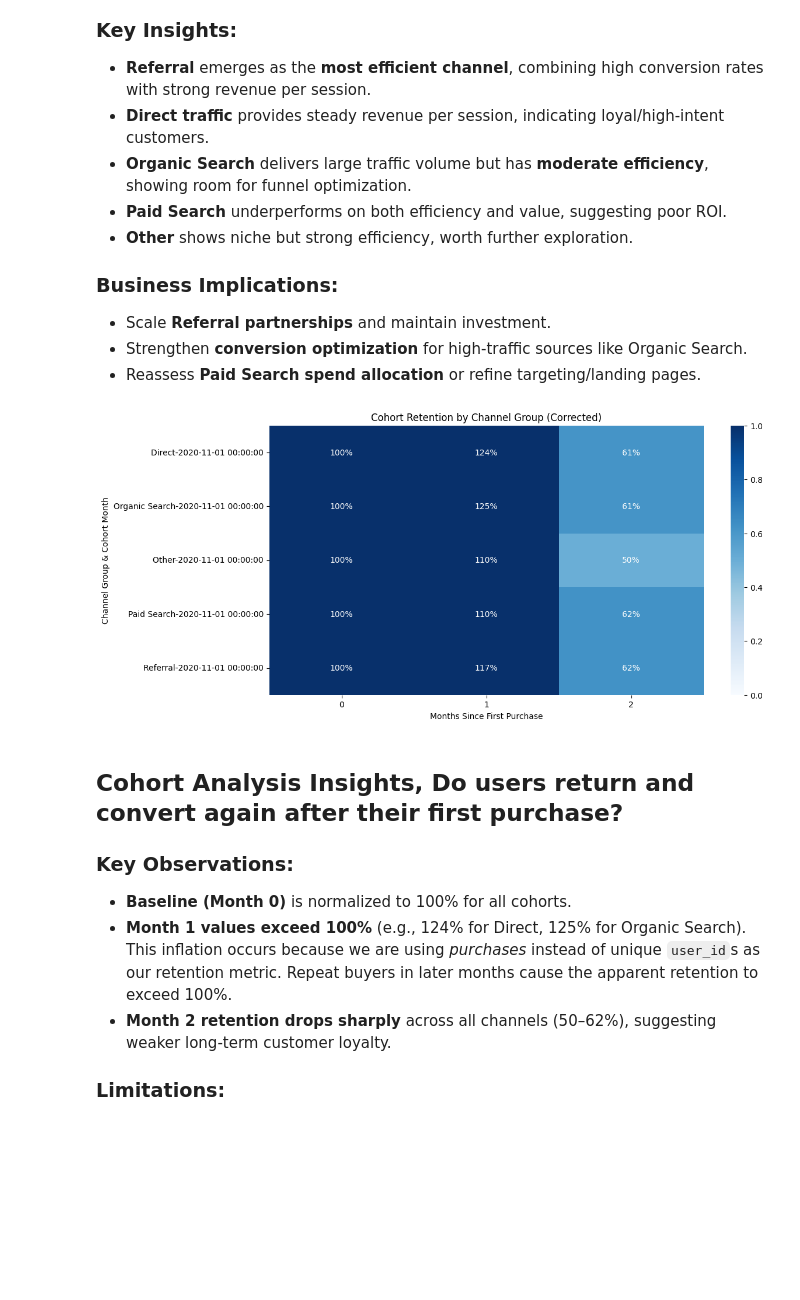
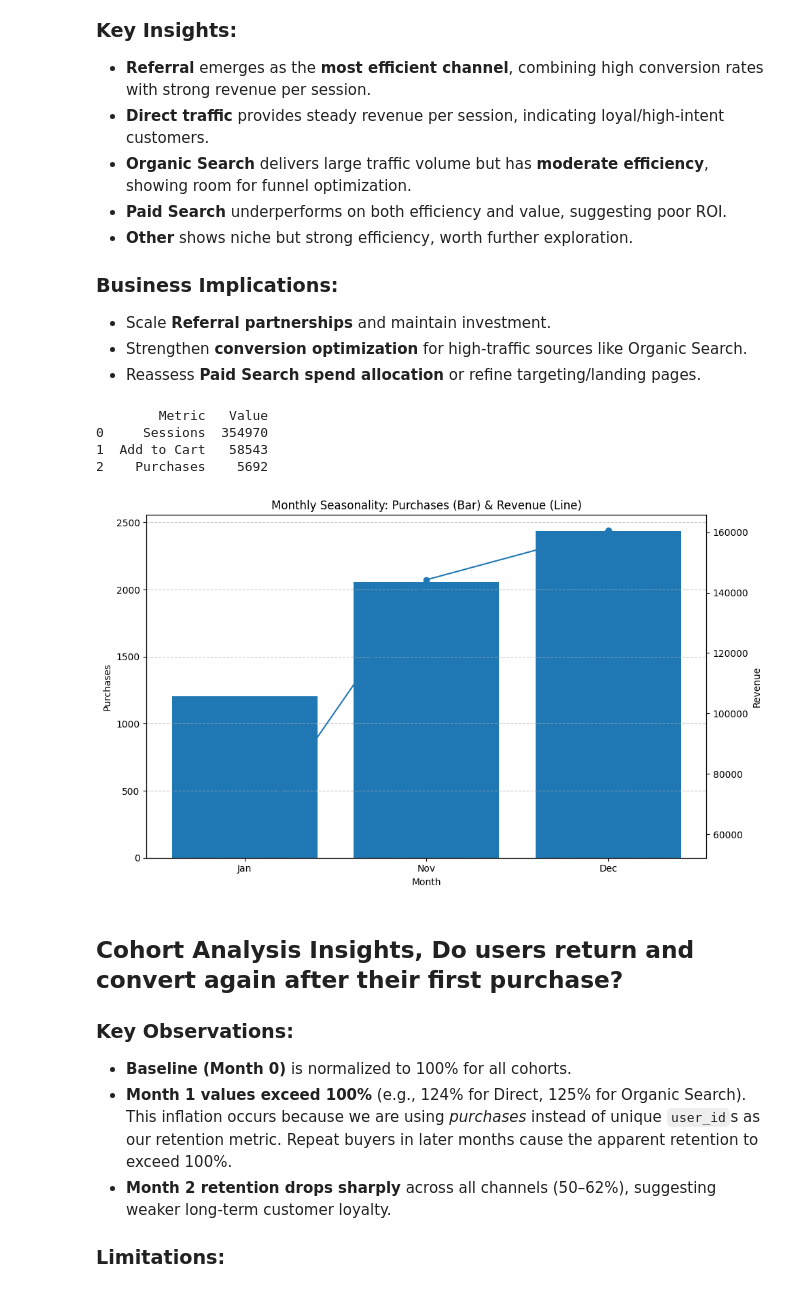
Before and after one commit to Egbe34/ga4-ecommerce-analytics, a Jupyter notebook: notebooks/01_eda_kpis.ipynb, the cells around one changed output. Cells and saved outputs as stored; diff of their text form; code cells hidden in the pictures; blank space fills up the shorter version.

```diff
--- a/notebooks/01_eda_kpis.ipynb
+++ b/notebooks/01_eda_kpis.ipynb
@@ -829,15 +838,12 @@ cohort_data['retention'] = cohort_data['customers'] / cohort_data['cohort_size']
-# %%
-cohort_pivot = cohort_data.pivot_table(
-    index=['channel_group','cohort_month'],
-    columns='cohort_index',
-    values='retention'
-)
-
-plt.figure(figsize=(12,6))
-sns.heatmap(cohort_pivot, annot=True, fmt=".0%", cmap="Blues", vmin=0, vmax=1)
-plt.title("Cohort Retention by Channel Group (Corrected)")
-plt.xlabel("Months Since First Purchase")
-plt.ylabel("Channel Group & Cohort Month")
-plt.show()
-# %% [output]
-[figure, removed]
+# %%
+import pandas as pd
+
+# load funnel summary
+funnel = pd.read_csv("../exports/funnel_summary.csv")
+
+print(funnel.head())
+# %% [output]
+        Metric   Value
+0     Sessions  354970
+1  Add to Cart   58543
+2    Purchases    5692
@@ -844,3 +857,46 @@ plt.show()
+# %%
+
+import pandas as pd
+import matplotlib.pyplot as plt
+import calendar
+
+
+ts = pd.read_csv("../exports/time_summary.csv")
+
+
+ts['month'] = pd.to_numeric(ts['month'], errors='coerce').astype('Int64')
+ts['purchases'] = pd.to_numeric(ts['purchases'], errors='coerce')
+ts['revenue'] = pd.to_numeric(ts['revenue'], errors='coerce')
+
+
+monthly = (ts.groupby('month', as_index=False)
+             .agg(purchases=('purchases','sum'),
+                  revenue=('revenue','sum')))
+
+
+monthly['month_name'] = monthly['month'].apply(
+    lambda m: calendar.month_abbr[int(m)] if pd.notna(m) else ""
+)
+
+
+fig, ax1 = plt.subplots(figsize=(10,6))
+
+
+ax1.bar(monthly['month_name'], monthly['purchases'])
+ax1.set_xlabel("Month")
+ax1.set_ylabel("Purchases")
+
+
+ax2 = ax1.twinx()
+ax2.plot(monthly['month_name'], monthly['revenue'], marker='o')
+ax2.set_ylabel("Revenue")
+
+plt.title("Monthly Seasonality: Purchases (Bar) & Revenue (Line)")
+ax1.grid(axis='y', linestyle='--', alpha=0.7)
+plt.tight_layout()
+plt.show()
+# %% [output]
+[figure, added]
 # %% [markdown]
 ## Cohort Analysis Insights, Do users return and convert again after their first purchase?
 
```
Also changed, not shown: parts of 10 cells of this notebook, 2 other files.
